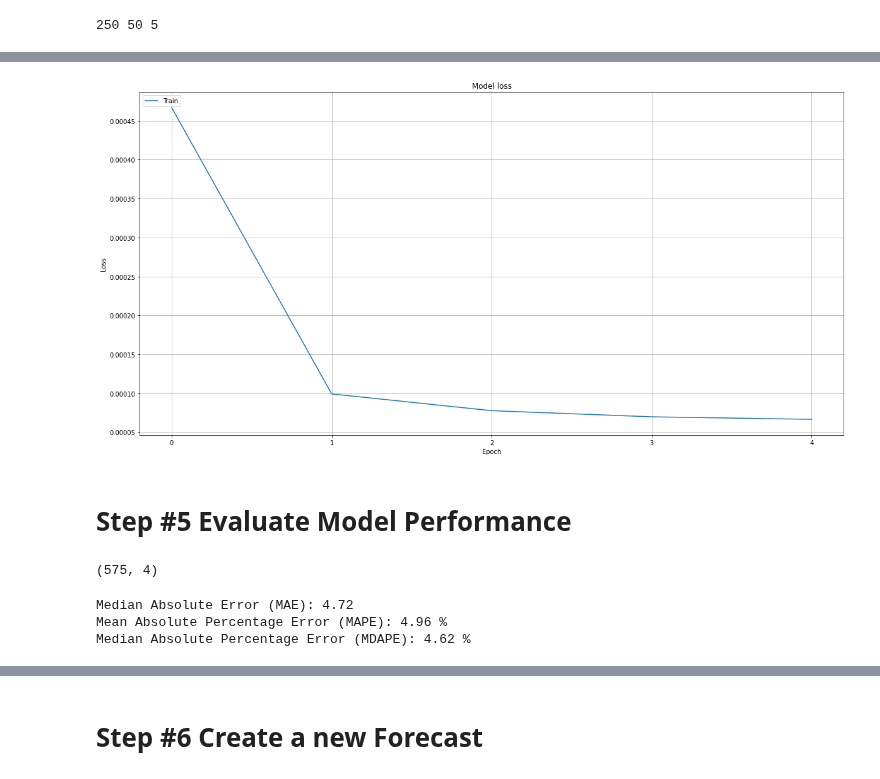
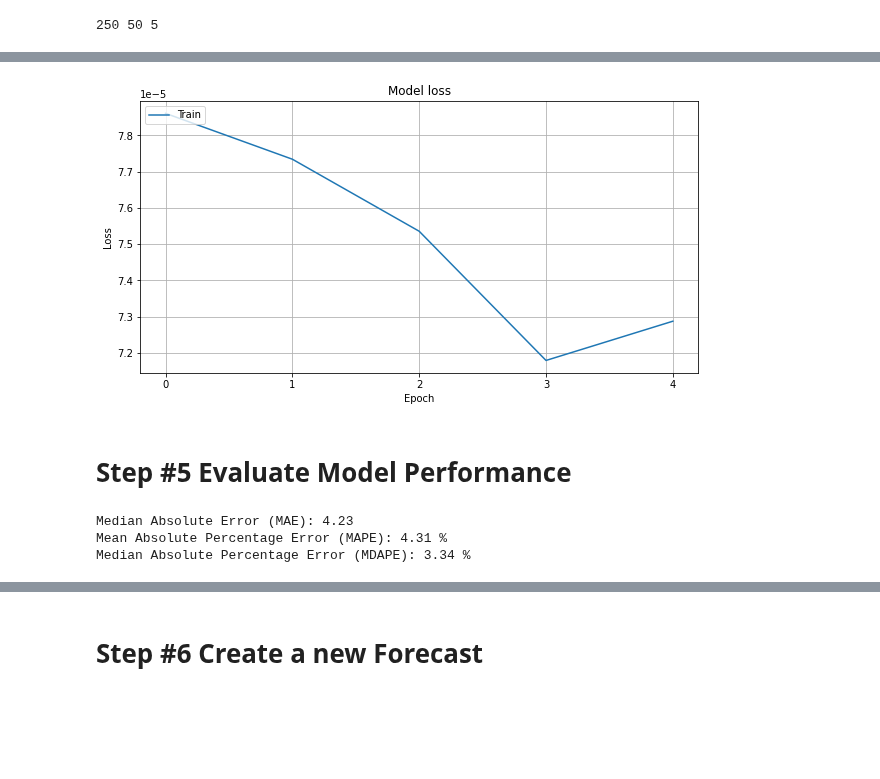
Before and after one commit to flo7up/relataly-public-python-tutorials, a Jupyter notebook: 006 Time Series Forecasting - Multi-Output Regression.ipynb, the cells around one changed output, grey strips where cells are left out. Cells and saved outputs as stored; diff of their text form; code cells hidden in the pictures; blank space fills up the shorter version.

```diff
--- a/006 Time Series Forecasting - Multi-Output Regression.ipynb
+++ b/006 Time Series Forecasting - Multi-Output Regression.ipynb
@@ -78,13 +78,13 @@ plt.show()
 # Step #3 Preprocessing and Feature Selection
 # %%
 # Indexing Batches
-train_df = df.sort_values(by=['Date']).copy()
+df_train = df.sort_values(by=['Date']).copy()
 
 # We safe a copy of the dates index, before we need to reset it to numbers
-date_index = train_df.index
+date_index = df_train.index
 
 # We reset the index, so we can convert the date-index to a number-index
-train_df = train_df.reset_index(drop=True).copy()
-train_df.head(5)
+df_train = df_train.reset_index(drop=True).copy()
+df_train.tail(5)
 # %% [output]
 |  | Open | High | Low | Close | Adj Close | Volume |
@@ -142,21 +132,21 @@ np_Close_scaled = scaler_pred.fit_transform(df_Close)
 # Set the input_sequence_length length - this is the timeframe used to make a single prediction
 input_sequence_length = 50
 # The output sequence length is the number of steps that the neural network predicts
-output_sequence_length = 4 #
+output_sequence_length = 10 #
 
 # Prediction Index
-index_Close = data.columns.get_loc("Close")
+index_Close = df_train.columns.get_loc("Close")
 
 # Split the training data into train and train data sets
 # As a first step, we get the number of rows to train the model on 80% of the data
-train_data_length = math.ceil(np_data_scaled.shape[0] * 0.8)
+train_data_length = math.ceil(np_scaled.shape[0] * 0.8)
 
 # Create the training and test data
-train_data = np_data_scaled[0:train_data_length, :]
-test_data = np_data_scaled[train_data_length - input_sequence_length:, :]
+train_data = np_scaled[0:train_data_length, :]
+test_data = np_scaled[train_data_length - input_sequence_length:, :]
 
 # The RNN needs data with the format of [samples, time steps, features]
-# Here, we create N samples, input_sequence_length time steps per sample, and 6 features
+# Here, we create N samples, input_sequence_length time steps per sample, and f features
 def partition_dataset(input_sequence_length, output_sequence_length, data):
     x, y = [], []
     data_len = data.shape[0]
@@ -173,17 +163,16 @@ def partition_dataset(input_sequence_length, output_sequence_length, data):
 x_train, y_train = partition_dataset(input_sequence_length, output_sequence_length, train_data)
 x_test, y_test = partition_dataset(input_sequence_length, output_sequence_length, test_data)
 
-
 # Print the shapes: the result is: (rows, training_sequence, features) (prediction value, )
 print(x_train.shape, y_train.shape)
 print(x_test.shape, y_test.shape)
 
 # Validate that the prediction value and the input match up
 # The last close price of the second input sample should equal the first prediction value
-# print(x_train[1][input_sequence_length-1][index_Close])
-# print(y_train[0])
-for i in range(output_sequence_length):
-    print(x_train[i][input_sequence_length-1][index_Close])
-    #print(y_train[0][i-1])
-    print(y_train[i])
+nrows = 3 # number of shifted plots
+fig, ax = plt.subplots(nrows=nrows, ncols=1, figsize=(14, 7))
+for i in range(nrows):
+    sns.lineplot(y = pd.DataFrame(x_train[i])[index_Close], x = range(input_sequence_length), ax = ax[i])
+    sns.lineplot(y = y_train[i], x = range(input_sequence_length -1, input_sequence_length + output_sequence_length - 1), ax = ax[i])
+plt.show
 # %% [output]
@@ -203,12 +186,13 @@ for i in range(output_sequence_length):
 # Configure the neural network model
 model = Sequential()
 n_output_neurons = output_sequence_length
+
 # Model with n_neurons = inputshape Timestamps, each with x_train.shape[2] variables
 n_input_neurons = x_train.shape[1] * x_train.shape[2]
 print(n_input_neurons, x_train.shape[1], x_train.shape[2])
 model.add(LSTM(n_input_neurons, return_sequences=True, input_shape=(x_train.shape[1], x_train.shape[2])))
 model.add(LSTM(n_input_neurons, return_sequences=False))
-model.add(Dense(20))
+model.add(Dense(5))
 model.add(Dense(n_output_neurons))
 
 # Compile the model
@@ -241,29 +225,27 @@ Epoch 5/5
 # %%
 # Plot training & validation loss values
-fig, ax = plt.subplots(figsize=(20, 10), sharex=True)
+fig, ax = plt.subplots(figsize=(10, 5), sharex=True)
 plt.plot(history.history["loss"])
 plt.title("Model loss")
 plt.ylabel("Loss")
 plt.xlabel("Epoch")
 ax.xaxis.set_major_locator(plt.MaxNLocator(epochs))
 plt.legend(["Train", "Test"], loc="upper left")
 plt.grid()
 plt.show()
 # %% [output]
-[figure, old version]
+[figure, new version]
 # %% [markdown]
 # Step #5 Evaluate Model Performance
-# %%
-# Get the predicted values
-y_pred_scaled = model.predict(x_test)
-
-# Unscale the predicted values
-y_pred = scaler_pred.inverse_transform(y_pred_scaled)
-y_test_unscaled = scaler_pred.inverse_transform(y_test.reshape(-1, 1)).reshape(-1, 4)
-y_test_unscaled.shape
-# %% [output]
-(575, 4)
 # %%
+# Get the predicted values
+y_pred_scaled = model.predict(x_test)
+
+# Unscale the predicted values
+y_pred = scaler_pred.inverse_transform(y_pred_scaled)
+y_test_unscaled = scaler_pred.inverse_transform(y_test).reshape(-1, output_sequence_length)
+y_test_unscaled.shape
+
 # Mean Absolute Error (MAE)
 MAE = mean_absolute_error(y_test_unscaled, y_pred)
 print(f'Median Absolute Error (MAE): {np.round(MAE, 2)}')
@@ -276,6 +258,6 @@ print(f'Mean Absolute Percentage Error (MAPE): {np.round(MAPE, 2)} %')
 MDAPE = np.median((np.abs(np.subtract(y_test_unscaled, y_pred)/ y_test_unscaled)) ) * 100
 print(f'Median Absolute Percentage Error (MDAPE): {np.round(MDAPE, 2)} %')
 # %% [output]
-Median Absolute Error (MAE): 4.72
-Mean Absolute Percentage Error (MAPE): 4.96 %
-Median Absolute Percentage Error (MDAPE): 4.62 %
+Median Absolute Error (MAE): 4.23
+Mean Absolute Percentage Error (MAPE): 4.31 %
+Median Absolute Percentage Error (MDAPE): 3.34 %
```
Also changed, not shown: parts of 13 cells of this notebook.
